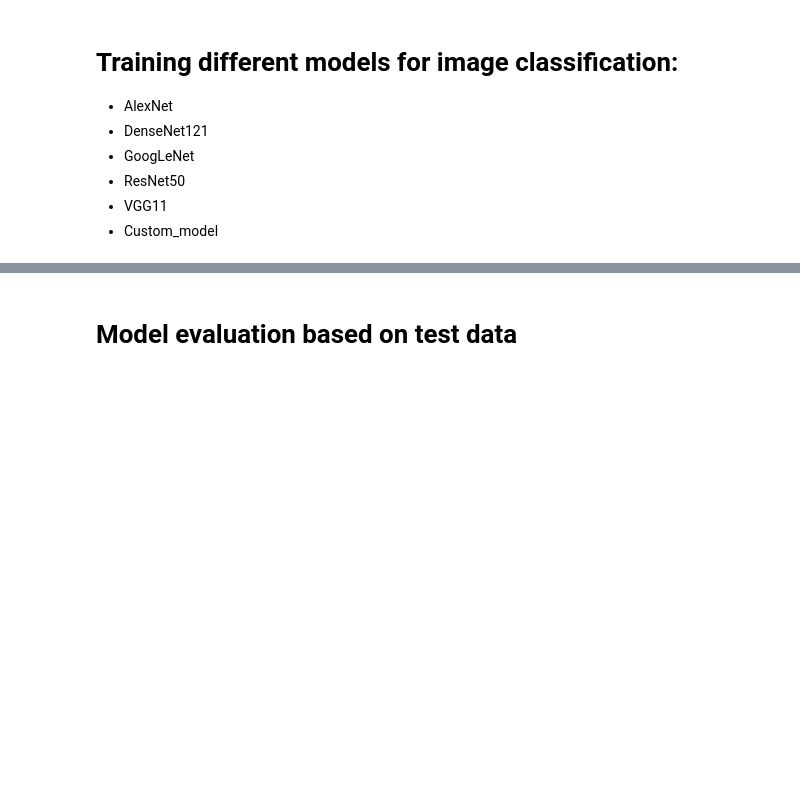
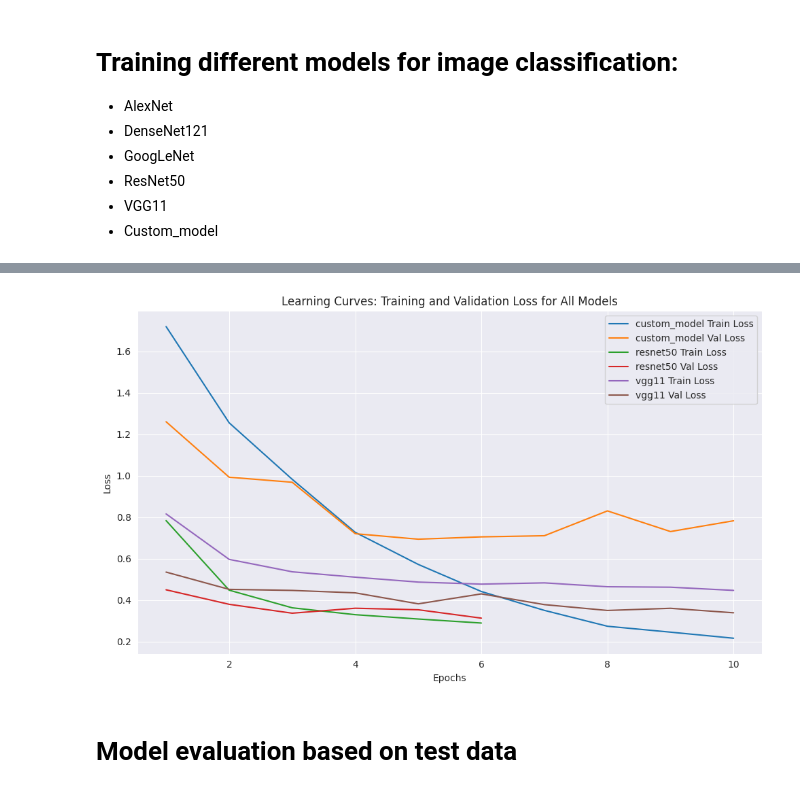
Before and after one commit to KarolWol/neural_network, a Jupyter notebook: NNs_comparison.ipynb, the cells around one changed output, grey strips where cells are left out. Cells and saved outputs as stored; diff of their text form; code cells hidden in the pictures; blank space fills up the shorter version.

```diff
--- a/NNs_comparison.ipynb
+++ b/NNs_comparison.ipynb
@@ -63,18 +121,17 @@ transform = transforms.Compose([
 ])
 
 batch_size = 32
-seed = 42
 
 train_df, val_df = train_test_split(train_df, test_size=0.2, random_state=seed)
 train_dataset = ImageDataset(dataframe=train_df, img_dir='dataset/train', transform=transform)
 val_dataset = ImageDataset(dataframe=val_df, img_dir='dataset/train', transform=transform)
 
-train_loader = DataLoader(train_dataset, batch_size=batch_size, shuffle=True)
-val_loader = DataLoader(val_dataset, batch_size=batch_size, shuffle=False)
+train_loader = DataLoader(train_dataset, batch_size=batch_size, shuffle=True, generator=torch.Generator().manual_seed(seed))
+val_loader = DataLoader(val_dataset, batch_size=batch_size, shuffle=False, generator=torch.Generator().manual_seed(seed))
 
 test_df = pd.read_csv('dataset/test.csv')
 test_dataset = ImageDataset(dataframe=test_df, img_dir='dataset/test', transform=transform)
-test_loader = DataLoader(test_dataset, batch_size=batch_size, shuffle=False)
+test_loader = DataLoader(test_dataset, batch_size=batch_size, shuffle=False, generator=torch.Generator().manual_seed(seed))
 # %% [markdown]
 # Self made custom neural network model
 # %%
@@ -242,6 +299,13 @@ completed_training_flag = {model_key: False for model_key in models_dict.keys()}
 # %%
 if not os.path.exists('Saved_states/'):
     os.makedirs('Saved_states/')
+
+learning_curves = {
+    'train_loss': {model_key: [] for model_key in models_dict.keys()},
+    'val_loss': {model_key: [] for model_key in models_dict.keys()},
+    'train_acc': {model_key: [] for model_key in models_dict.keys()},
+    'val_acc': {model_key: [] for model_key in models_dict.keys()},
+}
 
 for epoch in range(num_epochs):
     print(f'Epoch {epoch+1}/{num_epochs}')
@@ -252,9 +316,14 @@ for epoch in range(num_epochs):
         optimizer = model_info["optimizer"]
         model_name = model_info["name"]
 
-        if (completed_training_flag[model_key] == False):
+        if completed_training_flag[model_key] == False:
             train_loss, train_acc = train_model(model, train_loader, criterion, optimizer)
             val_loss, val_acc = evaluate_model(model, val_loader, criterion)
+
+            learning_curves['train_loss'][model_key].append(train_loss)
+            learning_curves['val_loss'][model_key].append(val_loss)
+            learning_curves['train_acc'][model_key].append(train_acc)
+            learning_curves['val_acc'][model_key].append(val_acc)
 
             print(f'{model_name} - Train Loss: {train_loss:.4f}, Train Acc: {train_acc:.4f}')
             print(f'{model_name} - Val Loss: {val_loss:.4f}, Val Acc: {val_acc:.4f}')
@@ -271,6 +340,29 @@ for epoch in range(num_epochs):
                     completed_training_flag[model_key] = True
 
 print("\nTraining phase completed.")
+
+
+def plot_learning_curves():
+    plt.figure(figsize=(10, 6))
+
+    for model_key in models_dict.keys():
+        train_loss = learning_curves['train_loss'][model_key]
+        val_loss = learning_curves['val_loss'][model_key]
+        num_epochs_trained = len(train_loss)
+
+        plt.plot(range(1, num_epochs_trained + 1), train_loss, label=f'{model_key} Train Loss')
+
+        plt.plot(range(1, num_epochs_trained + 1), val_loss, label=f'{model_key} Val Loss')
+
+    plt.title('Learning Curves')
+    plt.xlabel('Epochs')
+    plt.ylabel('Loss')
+    plt.legend(loc='upper right')
+    plt.grid(True)
+    plt.tight_layout()
+    plt.show()
+
+plot_learning_curves()
 # %% [output]
 Epoch 1/10
 ------------------------------------------------------------
@@ -290,5 +382,6 @@ DenseNet121 - Val Loss: 0.2459, Val Acc: 0.9137
 
 Training phase completed.
+[figure, added]
 # %% [markdown]
 # Model evaluation based on test data
 # %%
```
Also changed, not shown: parts of 7 cells of this notebook, 1 other file.
